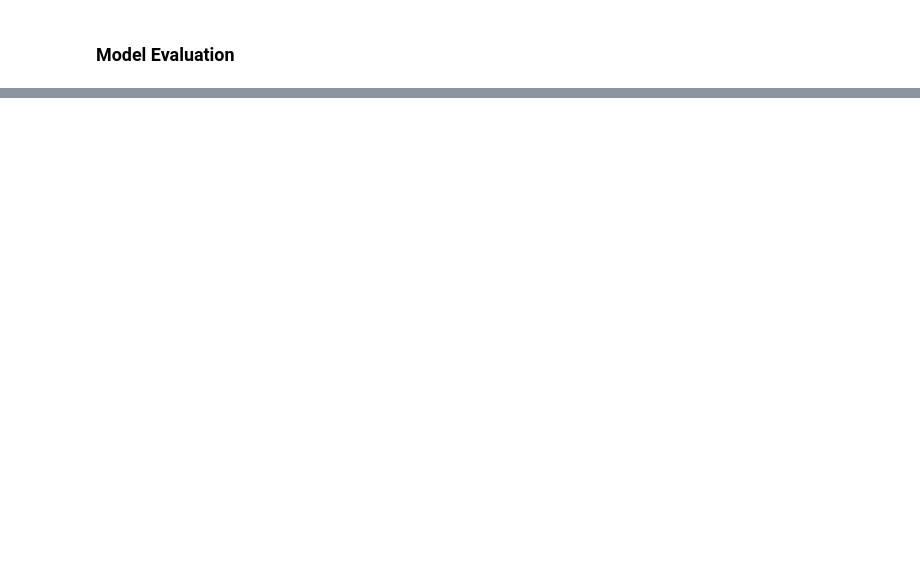
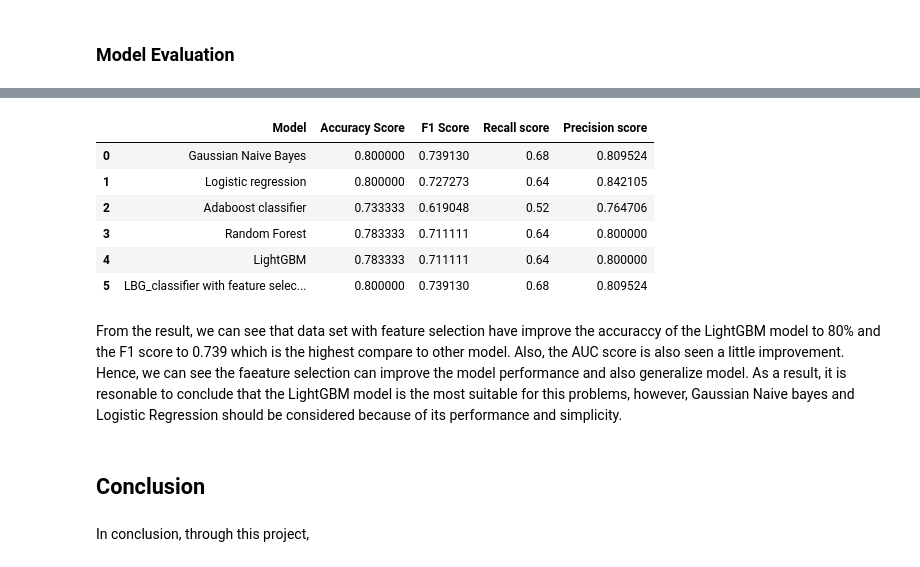
Before and after one commit to tminhquang00/EEET2485-heart-failure-prediction, a Jupyter notebook: heart-failure-detection.ipynb, the cells around one changed output, grey strips where cells are left out. Drawn from its saved outputs; the diff is of its cells as text; code cells hidden in the pictures; blank space fills up the shorter version.

```diff
--- a/heart-failure-detection.ipynb
+++ b/heart-failure-detection.ipynb
@@ -1012,0 +1060,17 @@ Wall time: 1.98 s
+# %%
+scores = pd.DataFrame(model_score, columns =['Model', 'Accuracy Score', 'F1 Score', 'Recall score', 'Precision score'])
+scores
+# %% [output]
+|  | Model | Accuracy Score | F1 Score | Recall score | Precision score |
+| 0 | Gaussian Naive Bayes | 0.800000 | 0.739130 | 0.68 | 0.809524 |
+| 1 | Logistic regression | 0.800000 | 0.727273 | 0.64 | 0.842105 |
+| 2 | Adaboost classifier | 0.733333 | 0.619048 | 0.52 | 0.764706 |
+| 3 | Random Forest | 0.783333 | 0.711111 | 0.64 | 0.800000 |
+| 4 | LightGBM | 0.783333 | 0.711111 | 0.64 | 0.800000 |
+| 5 | LBG_classifier with feature selec... | 0.800000 | 0.739130 | 0.68 | 0.809524 |
+# %% [markdown]
+From the result, we can see that data set with feature selection have improve the accuraccy of the LightGBM model to 80% and the F1 score to 0.739 which is the highest compare to other model. Also, the AUC score is also seen a little improvement. Hence, we can see the faeature selection can improve the model performance and also generalize model. As a result, it is resonable to conclude that the LightGBM model is the most suitable for this problems, however, Gaussian Naive bayes and Logistic Regression should be considered because of its performance and simplicity.
+# %% [markdown]
+## Conclusion
+# %% [markdown]
+In conclusion, through this project,
```
Also changed, not shown: parts of 32 cells of this notebook.
